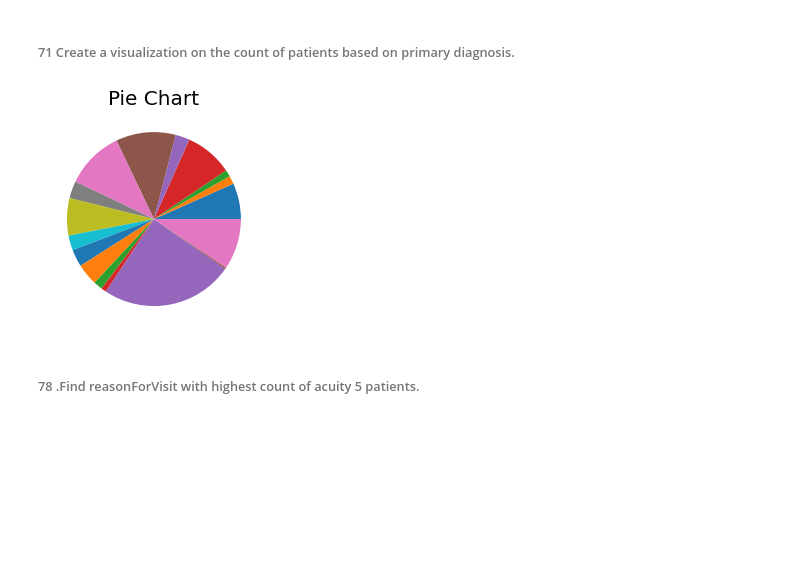
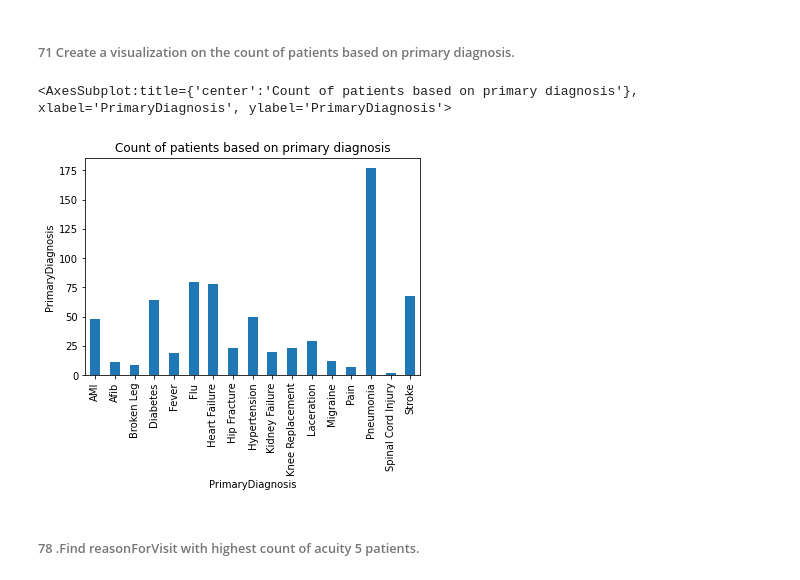
Before and after one commit to ArchanaDevaraju/python-warriors, a Jupyter notebook: Python_Warriors_satya.ipynb, the cells around one changed output. Cells and saved outputs as stored; diff of their text form; code cells hidden in the pictures; blank space fills up the shorter version.

```diff
--- a/Python_Warriors_satya.ipynb
+++ b/Python_Warriors_satya.ipynb
@@ -221,15 +221,14 @@ plt.show()
 [figure]
 # %% [markdown]
 ###### 71 Create a visualization on the count of patients based on primary diagnosis.
-# %%
-
-df5_pd=df5.groupby(['PrimaryDiagnosis']).count()['PatientID']
-df5_pd
-plt.pie(df5_pd)
-plt.title('Pie Chart',fontsize=20)
-plt.show()
-# %% [output]
-[figure, removed]
+# %%
+
+df5_pd=df5.groupby(['PrimaryDiagnosis']).count()['PatientID']
+df5_pd=df5.groupby(['PrimaryDiagnosis']).count()['PatientID'].plot(kind='bar',ylabel='PrimaryDiagnosis',title="Count of patients based on primary diagnosis")
+df5_pd
+# %% [output]
+<AxesSubplot:title={'center':'Count of patients based on primary diagnosis'}, xlabel='PrimaryDiagnosis', ylabel='PrimaryDiagnosis'>
+[figure, added]
 # %% [markdown]
 ###### 78 .Find reasonForVisit with highest count of acuity 5 patients.
 # %%
```
